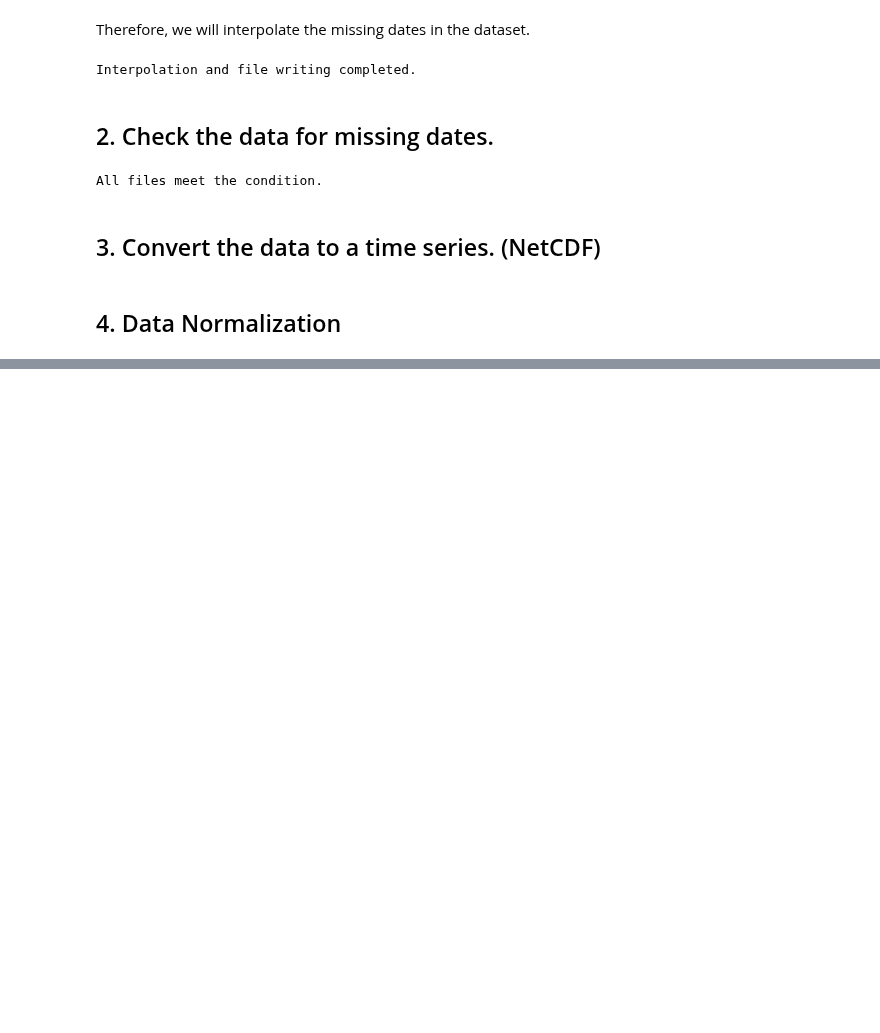
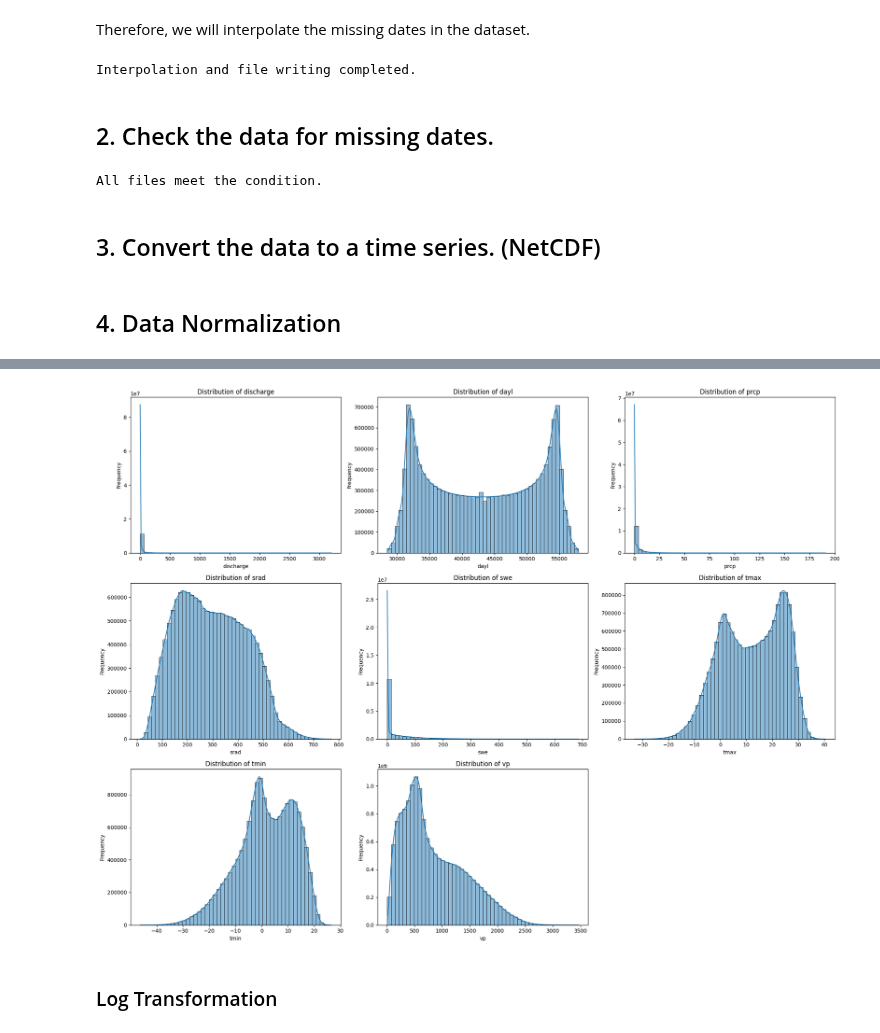
Before and after one commit to yunsupark1120/GAGEii_modeling, a Jupyter notebook: data_preprocessing.ipynb, the cells around one changed output, grey strips where cells are left out. Drawn from its saved outputs; the diff is of its cells as text; code cells hidden in the pictures; blank space fills up the shorter version.

```diff
--- a/data_preprocessing.ipynb
+++ b/data_preprocessing.ipynb
@@ -220,14 +240,18 @@ combined_df = pd.concat(data_list)
 # %%
 # Plot the distribution of each variable
 variables = ['discharge', 'dayl', 'prcp', 'srad', 'swe', 'tmax', 'tmin', 'vp']
 
 plt.figure(figsize=(20, 15))
 for i, variable in tqdm(enumerate(variables, 1)):
     plt.subplot(3, 3, i)
-    sns.histplot(combined_df[variable].dropna(), bins=30, kde=True)
+    sns.histplot(combined_df[variable].dropna(), bins=50, kde=True)
     plt.xlabel(variable)
     plt.ylabel('Frequency')
     plt.title(f'Distribution of {variable}')
 
 plt.tight_layout()
 plt.show()
+# %% [output]
+[figure, added]
+# %% [markdown]
+### Log Transformation
```
Also changed, not shown: parts of 7 cells of this notebook, 1 other file.
